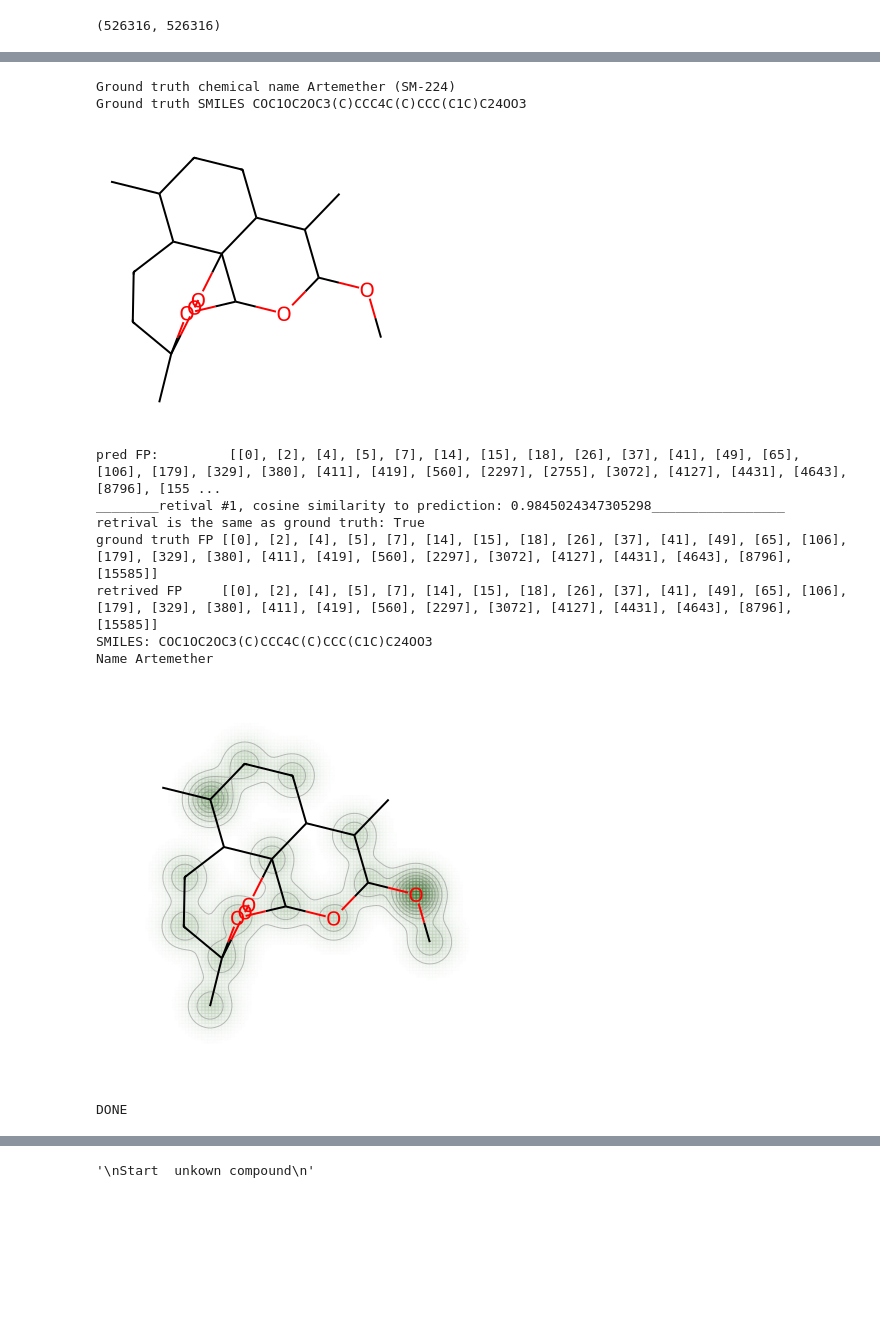
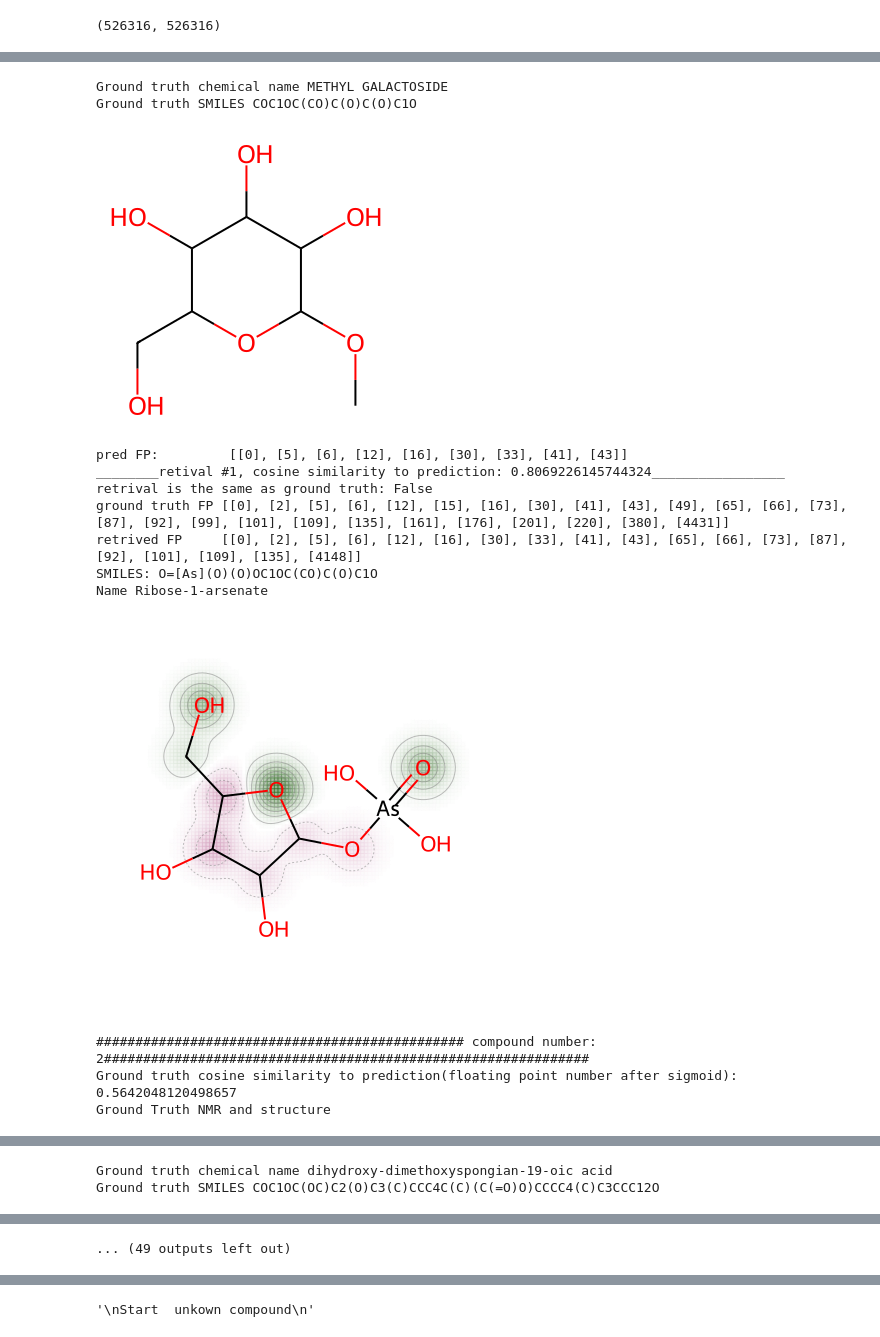
Before and after one commit to xwd0418/Spectre, a Jupyter notebook: inference/inference_with_unique_FP.ipynb, the cells around one changed output, grey strips where cells are left out. Drawn from its saved outputs; the diff is of its cells as text; code cells hidden in the pictures; blank space fills up the shorter version.

```diff
--- a/inference/inference_with_unique_FP.ipynb
+++ b/inference/inference_with_unique_FP.ipynb
@@ -90,0 +122,30 @@ len(rankingset_data), len(smiles_and_names)
+# %%
+total_cos = []
+for idx, batch in tqdm.tqdm(enumerate(test_loader)):
+
+    inputs, extra_info = batch
+    (ground_smiles, names, NMR_type_indicator, path, superclasses) = zip(*extra_info)
+    # if (smiles[0]) == "COC1OC2OC3(C)CCC4C(C)CCC(C1C)C24OO3":
+    #     print("Found the molecule")
+    #     print(idx)
+    #     break
+
+    inputs = inputs.to(model.device)
+    NMR_type_indicator = NMR_type_indicator[0].to(model.device)
+    pred = model(inputs, NMR_type_indicator)
+    pred=torch.sigmoid(pred) # sigmoid
+
+    topk = retrieve_top_k_by_rankingset(rankingset_data, pred, smiles_and_names, k=1)
+    i=0
+    for value, (retrieval_smile, name, _, _), retrieved_FP in topk:
+
+        mfp_truth = gen_mfp(ground_smiles[i])
+        mfp_pred = gen_mfp(retrieval_smile)
+        cos_curr = cosine_similarity(mfp_truth, mfp_pred, dim=0)
+        total_cos.append(cos_curr.item())
+        # if retrieval_smile != ground_smiles[i]:
+        #     print(f"Ground: {ground_smiles[i]}, Retrieval: {retrieval_smile}, Cosine: {cos_curr.item()}")
+    # if idx == 5:
+    #     break
+
+print(np.mean(total_cos))
@@ -93,26 +169,32 @@ len(rankingset_data), len(smiles_and_names)
 show some examples from my dataset to check sanity
 for a single model, show top-5
 '''
+
+ignore_MW  = True
 from datasets.dataset_utils import  plot_NMR
 from inference.inference_utils import show_retrieved_mol_with_highlighted_frags
 
 # model.to("cuda")
 # for  which_compound in  random.sample(range(len(loader_all_inputs.dataset)), k=1):# range(0, 1):
-for which_compound in [5]:
+for which_compound in range(10):
 
-    for idx, batch in enumerate(test_loader):
+    # for idx, batch in enumerate(test_loader):
+    for idx, batch in enumerate(H_loader):
         if idx < which_compound:
             continue
         inputs, extra_info = batch
         (smiles, names, NMR_type_indicator, path, superclasses) = zip(*extra_info)
         # print(inputs.shape, inputs)
         # print(inputs, smiles_chemical_name)
-
         # batch[0] = batch[0].to("cuda")
         hsqc, c_tensor, h_tensor = unpack_inputs_no_delimiter(inputs[0], NMR_type_indicator[0])
 
         inputs = inputs.to(model.device)
-        NMR_type_indicator = NMR_type_indicator[0].to(model.device)
+        if ignore_MW:
+            inputs = inputs[:, :-1]
+            NMR_type_indicator = NMR_type_indicator[0][:-1].to(model.device)
+        else:
+            NMR_type_indicator = NMR_type_indicator[0].to(model.device)
         pred = model(inputs, NMR_type_indicator)
         pred=torch.sigmoid(pred) # sigmoid
         pred_FP = torch.where(pred.squeeze()>0.5, 1, 0)
@@ -169,12 +251,14 @@ Ground Truth NMR and structure
-Ground truth chemical name Artemether (SM-224)
-Ground truth SMILES COC1OC2OC3(C)CCC4C(C)CCC(C1C)C24OO3
+Ground truth chemical name METHYL GALACTOSIDE
+Ground truth SMILES COC1OC(CO)C(O)C(O)C1O
-[figure, old version]
+[figure, new version]
-pred FP:         [[0], [2], [4], [5], [7], [14], [15], [18], [26], [37], [41], [49], [65], [106], [179], [329], [380], [411], [419], [560], [2297], [2755], [3072], [4127], [4431], [4643], [8796], [155 ...
-________retival #1, cosine similarity to prediction: 0.9845024347305298_________________
-retrival is the same as ground truth: True
-ground truth FP [[0], [2], [4], [5], [7], [14], [15], [18], [26], [37], [41], [49], [65], [106], [179], [329], [380], [411], [419], [560], [2297], [3072], [4127], [4431], [4643], [8796], [15585]]
-retrived FP     [[0], [2], [4], [5], [7], [14], [15], [18], [26], [37], [41], [49], [65], [106], [179], [329], [380], [411], [419], [560], [2297], [3072], [4127], [4431], [4643], [8796], [15585]]
-SMILES: COC1OC2OC3(C)CCC4C(C)CCC(C1C)C24OO3
-Name Artemether
+pred FP:         [[0], [5], [6], [12], [16], [30], [33], [41], [43]]
+________retival #1, cosine similarity to prediction: 0.8069226145744324_________________
+retrival is the same as ground truth: False
+ground truth FP [[0], [2], [5], [6], [12], [15], [16], [30], [41], [43], [49], [65], [66], [73], [87], [92], [99], [101], [109], [135], [161], [176], [201], [220], [380], [4431]]
+retrived FP     [[0], [2], [5], [6], [12], [16], [30], [33], [41], [43], [65], [66], [73], [87], [92], [101], [109], [135], [4148]]
+SMILES: O=[As](O)(O)OC1OC(CO)C(O)C1O
+Name Ribose-1-arsenate
-[figure, old version]
+[figure, new version]
-DONE
+############################################### compound number: 2##############################################################
+Ground truth cosine similarity to prediction(floating point number after sigmoid):  0.5642048120498657
+Ground Truth NMR and structure
@@ -180,0 +266,2 @@ DONE
+Ground truth chemical name dihydroxy-dimethoxyspongian-19-oic acid
+Ground truth SMILES COC1OC(OC)C2(O)C3(C)CCC4C(C)(C(=O)O)CCCC4(C)C3CCC12O
@@ -180,0 +277 @@ DONE
+... (49 outputs left out)
```
Also changed, not shown: parts of 14 cells of this notebook, 1 other file.
